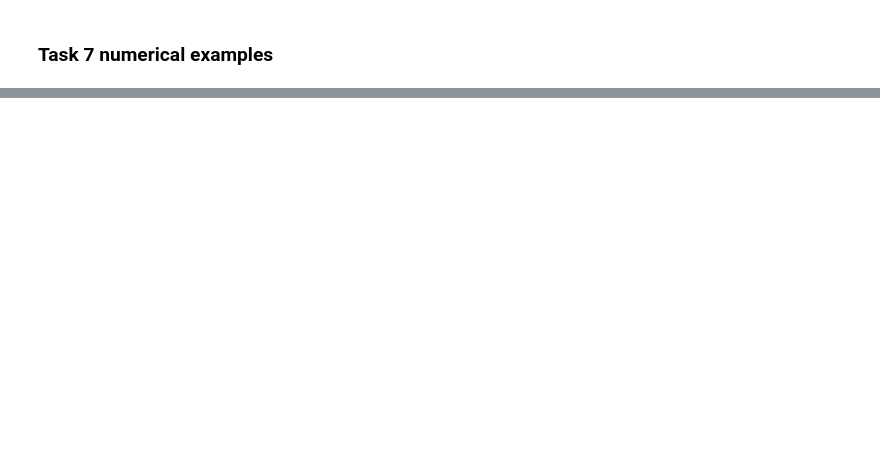
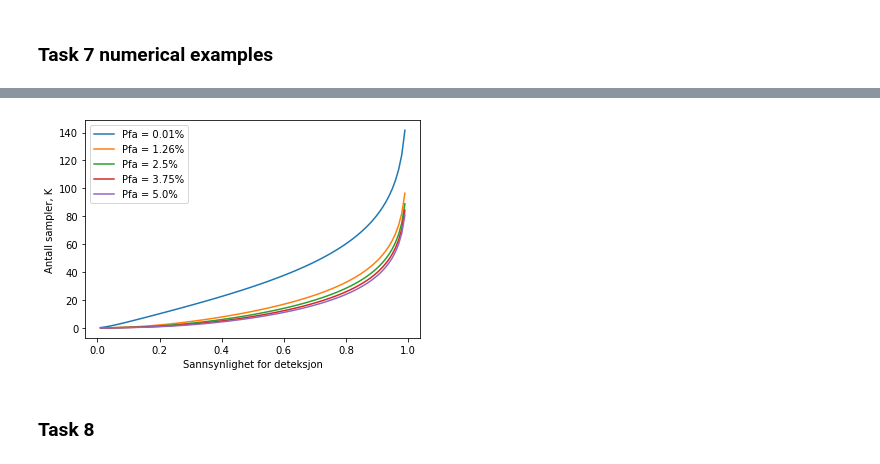
Before and after one commit to dritory/TTT4275-project, a Jupyter notebook: notebook.ipynb, the cells around one changed output, grey strips where cells are left out. Drawn from its saved outputs; the diff is of its cells as text; code cells hidden in the pictures; blank space fills up the shorter version.

```diff
--- a/notebook.ipynb
+++ b/notebook.ipynb
@@ -183,14 +191,2 @@ plt.show()
 # %% [markdown]
 ### Task 7 numerical examples
-# %%
-Pfa = np.linspace(0.1,0.01,10)
-Pda = np.linspace(0.9,0.5, 10)
-Qpfa = stats.norm.isf(Pfa)
-Qpda = stats.norm.isf(Pda)
-
-
-n = (Qpfa - Qpda)/(Qpfa/(var_w + var_s) - Qpda/var_w)
-
-k = ( Qpfa / ( n/var_w - 1)  )**2
-
-print(k)
@@ -299,0 +193,26 @@ Pfa norm:  0.023809523809523808
+# %%
+Pfa = 0.1
+Pda = np.linspace(0.95,0.5, 100)
+
+
+def k (pfa,pda):
+    iQpfa = stats.norm.isf(pfa)
+    iQpda = stats.norm.isf(pda)
+    return ( (-np.sqrt(2)*(iQpfa - iQpda*(var_w + var_s)/var_w) - np.sqrt(  2*(iQpfa - iQpda*(var_w + var_s)/var_w)**2  + 4  )   ) /2   )**2
+legend = []
+for fa in np.linspace(0.0001,0.05,5):
+
+    pda = np.linspace(0,1,100) # stats.chi2.sf(K*ns/(var_w),df=K)
+
+    #ns = n(np.linspace(0,10,1000), K, var_w, var_s)
+    K = k(fa,pda)
+    plt.plot(pda,K)
+    legend.append("Pfa = " + str(round(fa*100, 2)) + "%")
+plt.legend(legend)
+plt.ylabel("Antall sampler, K")
+plt.xlabel("Sannsynlighet for deteksjon")
+plt.show()
+# %% [output]
+[figure, added]
+# %% [markdown]
+### Task 8
```
Also changed, not shown: parts of 12 cells of this notebook, 7 other files.
